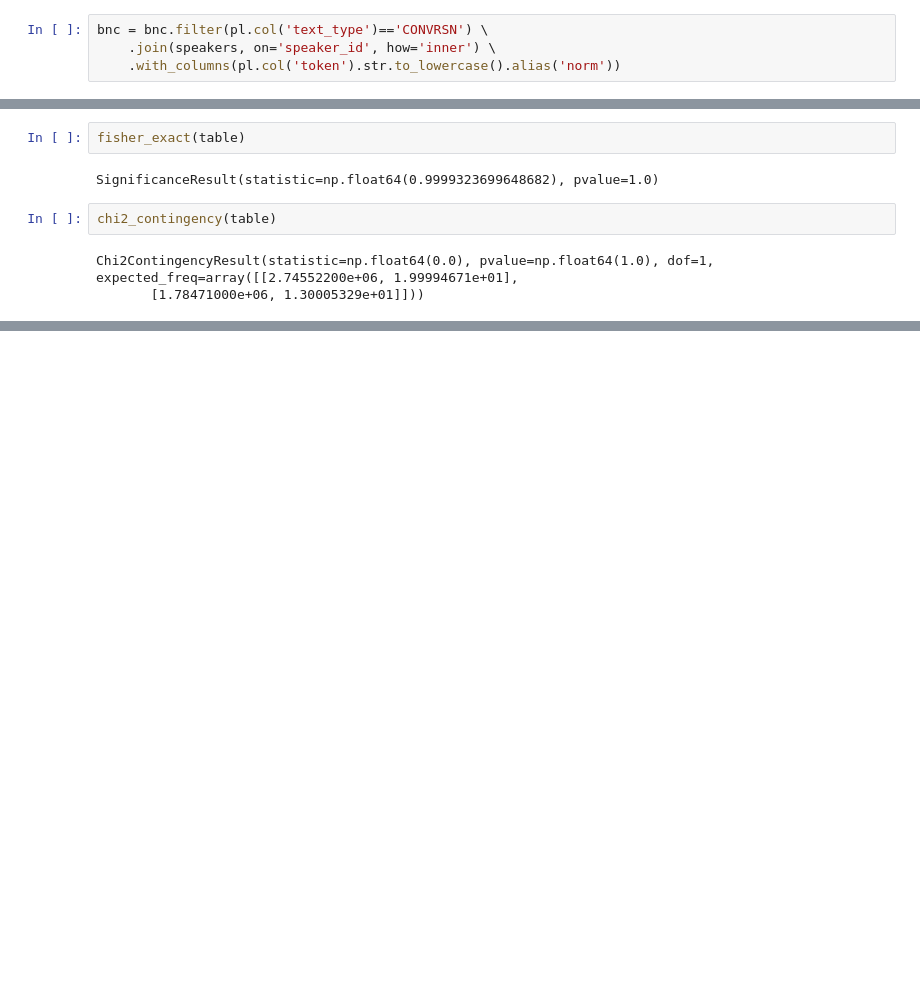
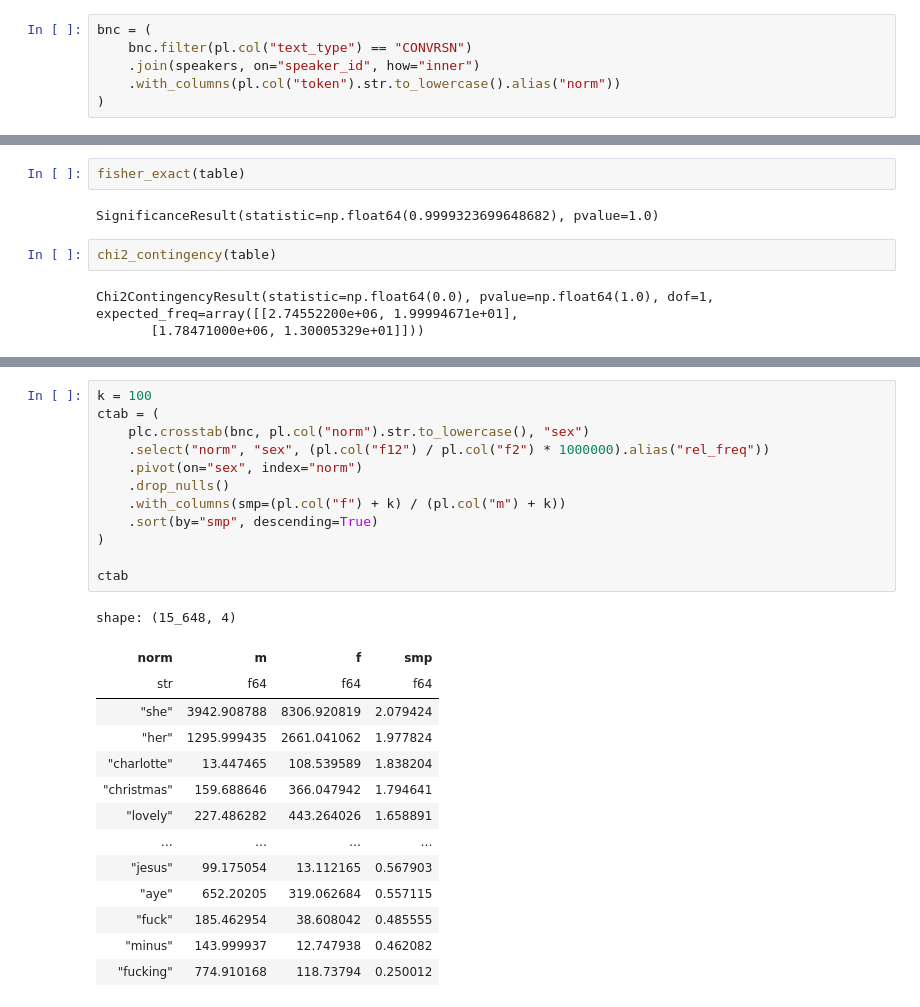
Before and after one commit to rmalouf/polars_corpus, a Jupyter notebook: examples/keywords.ipynb, the cells around one changed output, grey strips where cells are left out. Cells and saved outputs as stored; diff of their text form; blank space fills up the shorter version.

```diff
--- a/examples/keywords.ipynb
+++ b/examples/keywords.ipynb
@@ -16,7 +17,9 @@ shape: (2, 2)
 | "m" | 2453 |
 | "f" | 1368 |
 # %%
-bnc = bnc.filter(pl.col('text_type')=='CONVRSN') \
-    .join(speakers, on='speaker_id', how='inner') \
-    .with_columns(pl.col('token').str.to_lowercase().alias('norm'))
+bnc = (
+    bnc.filter(pl.col("text_type") == "CONVRSN")
+    .join(speakers, on="speaker_id", how="inner")
+    .with_columns(pl.col("token").str.to_lowercase().alias("norm"))
+)
 # %%
@@ -112,3 +116,30 @@ shape: (6_977, 7)
 | "saw" | "Ag0" | 109 | 1099 | 448945 | 4530265 | 0.000083 |
 | "copy" | "Ag0" | 11 | 111 | 448945 | 4530265 | 5.8587e-10 |
 | "touch" | "Ag0" | 33 | 333 | 448945 | 4530265 | 5.6139e-10 |
+# %%
+k = 100
+ctab = (
+    plc.crosstab(bnc, pl.col("norm").str.to_lowercase(), "sex")
+    .select("norm", "sex", (pl.col("f12") / pl.col("f2") * 1000000).alias("rel_freq"))
+    .pivot(on="sex", index="norm")
+    .drop_nulls()
+    .with_columns(smp=(pl.col("f") + k) / (pl.col("m") + k))
+    .sort(by="smp", descending=True)
+)
+
+ctab
+# %% [output]
+shape: (15_648, 4)
+| norm | m | f | smp |
+| str | f64 | f64 | f64 |
+| "she" | 3942.908788 | 8306.920819 | 2.079424 |
+| "her" | 1295.999435 | 2661.041062 | 1.977824 |
+| "charlotte" | 13.447465 | 108.539589 | 1.838204 |
+| "christmas" | 159.688646 | 366.047942 | 1.794641 |
+| "lovely" | 227.486282 | 443.264026 | 1.658891 |
+| … | … | … | … |
+| "jesus" | 99.175054 | 13.112165 | 0.567903 |
+| "aye" | 652.20205 | 319.062684 | 0.557115 |
+| "fuck" | 185.462954 | 38.608042 | 0.485555 |
+| "minus" | 143.999937 | 12.747938 | 0.462082 |
+| "fucking" | 774.910168 | 118.73794 | 0.250012 |
```
Also changed, not shown: parts of 15 cells of this notebook, 3 other files.
